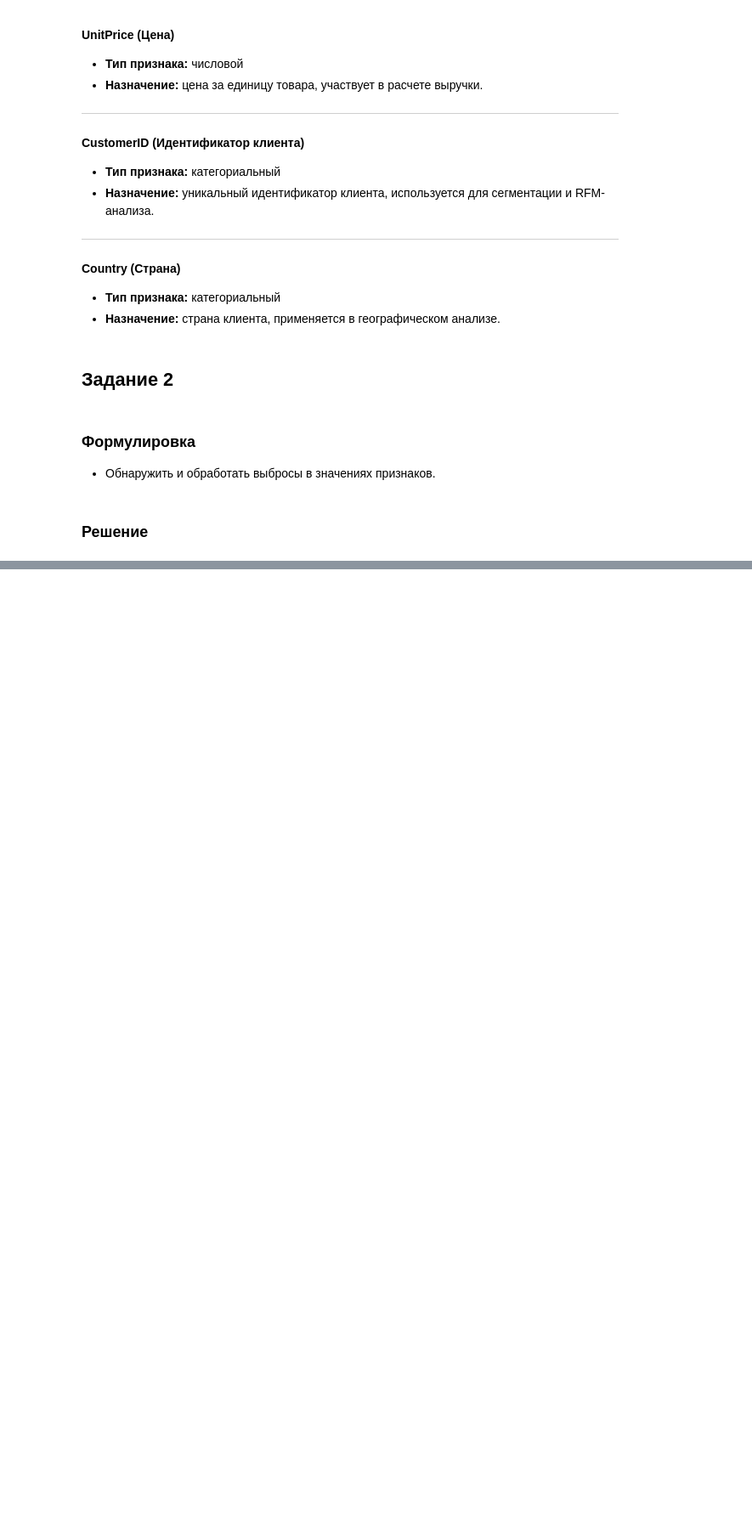
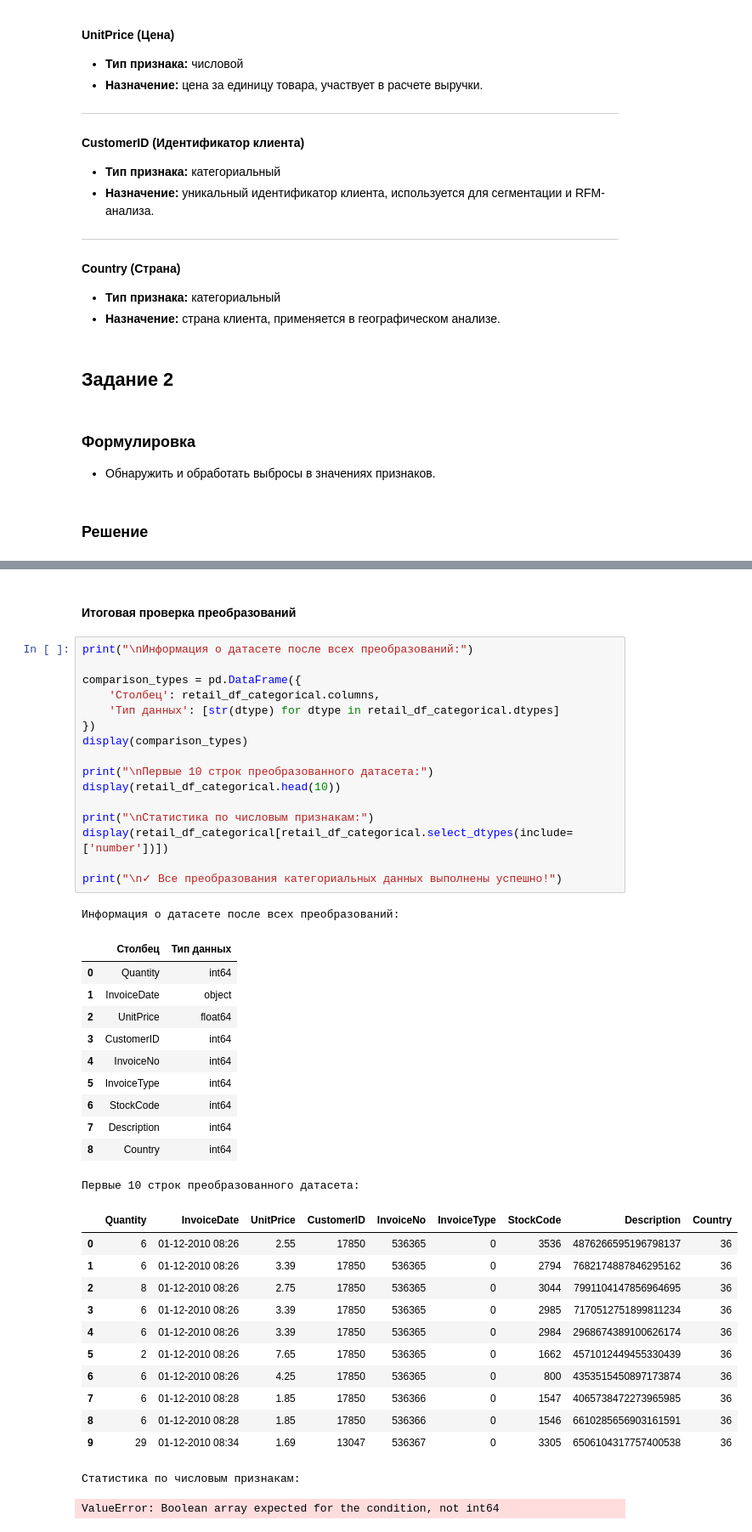
Before and after one commit to Education-Bugaev-RV/TOBD, a Jupyter notebook: ЛР (3)/notebook.ipynb, the cells around one changed output, grey strips where cells are left out. Shown at 85% size. Cells and saved outputs as stored; diff of their text form; blank space fills up the shorter version.

```diff
--- a/ЛР (3)/notebook.ipynb
+++ b/ЛР (3)/notebook.ipynb
@@ -431,0 +1100,44 @@ display(retail_df_empy_vall.loc[mask].head(10))
+# %% [markdown]
+#### Итоговая проверка преобразований
+# %%
+print("\nИнформация о датасете после всех преобразований:")
+
+comparison_types = pd.DataFrame({
+    'Столбец': retail_df_categorical.columns,
+    'Тип данных': [str(dtype) for dtype in retail_df_categorical.dtypes]
+})
+display(comparison_types)
+
+print("\nПервые 10 строк преобразованного датасета:")
+display(retail_df_categorical.head(10))
+
+print("\nСтатистика по числовым признакам:")
+display(retail_df_categorical[retail_df_categorical.select_dtypes(include=['number'])])
+
+print("\n✓ Все преобразования категориальных данных выполнены успешно!")
+# %% [output]
+Информация о датасете после всех преобразований:
+|  | Столбец | Тип данных |
+| 0 | Quantity | int64 |
+| 1 | InvoiceDate | object |
+| 2 | UnitPrice | float64 |
+| 3 | CustomerID | int64 |
+| 4 | InvoiceNo | int64 |
+| 5 | InvoiceType | int64 |
+| 6 | StockCode | int64 |
+| 7 | Description | int64 |
+| 8 | Country | int64 |
+Первые 10 строк преобразованного датасета:
+|  | Quantity | InvoiceDate | UnitPrice | CustomerID | InvoiceNo | InvoiceType | StockCode | Description | Country |
+| 0 | 6 | 01-12-2010 08:26 | 2.55 | 17850 | 536365 | 0 | 3536 | 4876266595196798137 | 36 |
+| 1 | 6 | 01-12-2010 08:26 | 3.39 | 17850 | 536365 | 0 | 2794 | 7682174887846295162 | 36 |
+| 2 | 8 | 01-12-2010 08:26 | 2.75 | 17850 | 536365 | 0 | 3044 | 7991104147856964695 | 36 |
+| 3 | 6 | 01-12-2010 08:26 | 3.39 | 17850 | 536365 | 0 | 2985 | 7170512751899811234 | 36 |
+| 4 | 6 | 01-12-2010 08:26 | 3.39 | 17850 | 536365 | 0 | 2984 | 2968674389100626174 | 36 |
+| 5 | 2 | 01-12-2010 08:26 | 7.65 | 17850 | 536365 | 0 | 1662 | 4571012449455330439 | 36 |
+| 6 | 6 | 01-12-2010 08:26 | 4.25 | 17850 | 536365 | 0 | 800 | 4353515450897173874 | 36 |
+| 7 | 6 | 01-12-2010 08:28 | 1.85 | 17850 | 536366 | 0 | 1547 | 4065738472273965985 | 36 |
+| 8 | 6 | 01-12-2010 08:28 | 1.85 | 17850 | 536366 | 0 | 1546 | 6610285656903161591 | 36 |
+| 9 | 29 | 01-12-2010 08:34 | 1.69 | 13047 | 536367 | 0 | 3305 | 6506104317757400538 | 36 |
+Статистика по числовым признакам:
+ValueError: Boolean array expected for the condition, not int64
```
Also changed, not shown: parts of 79 cells of this notebook.
